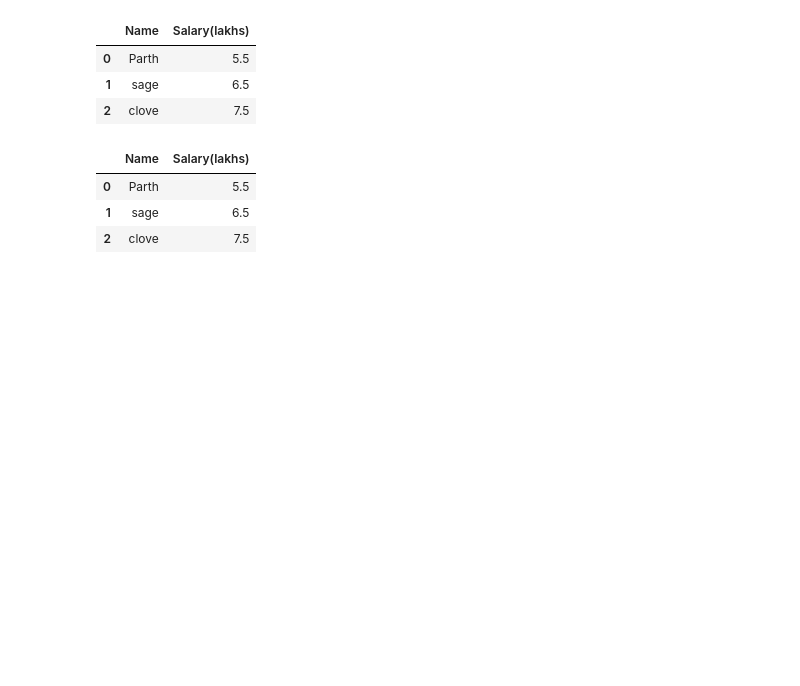
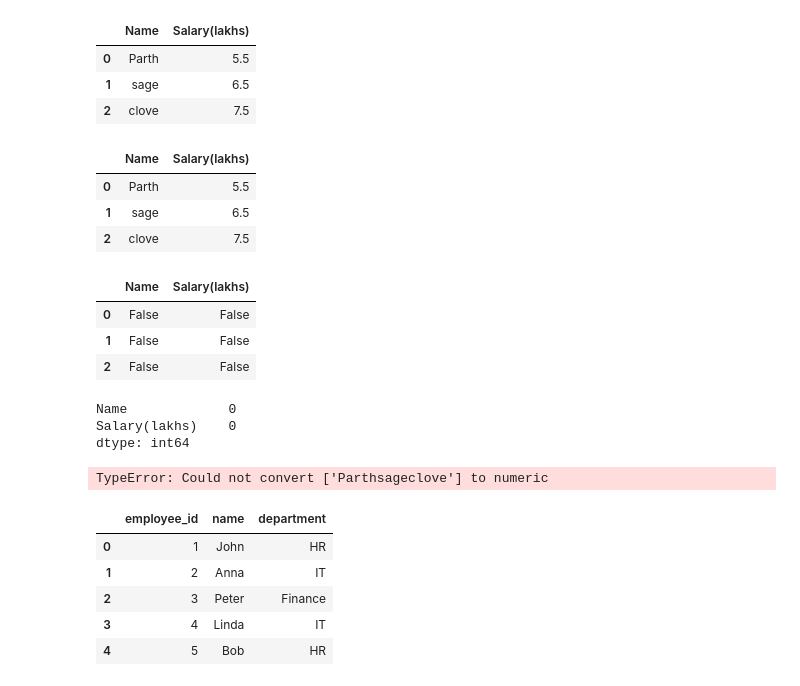
Before and after one commit to ParthShah007/PYTHONgg, a Jupyter notebook: pandas.ipynb, the cells around one changed output. Drawn from its saved outputs; the diff is of its cells as text; code cells hidden in the pictures; blank space fills up the shorter version.

```diff
--- a/pandas.ipynb
+++ b/pandas.ipynb
@@ -67,3 +67,34 @@ df.dropna(thresh = 1)
 | 0 | Parth | 5.5 |
 | 1 | sage | 6.5 |
 | 2 | clove | 7.5 |
+# %%
+df.isna()
+# %% [output]
+|  | Name | Salary(lakhs) |
+| 0 | False | False |
+| 1 | False | False |
+| 2 | False | False |
+# %%
+df.isna().sum() # Count of null values in each column
+# %% [output]
+Name             0
+Salary(lakhs)    0
+dtype: int64
+# %%
+df.fillna(df.mean()) # Fill null values with 0
+# %% [output]
+TypeError: Could not convert ['Parthsageclove'] to numeric
+# %%
+employees = pd.DataFrame({
+    'employee_id': [1, 2, 3, 4, 5],
+    'name': ['John', 'Anna', 'Peter', 'Linda', 'Bob'],
+    'department': ['HR', 'IT', 'Finance', 'IT', 'HR']
+})
+employees
+# %% [output]
+|  | employee_id | name | department |
+| 0 | 1 | John | HR |
+| 1 | 2 | Anna | IT |
+| 2 | 3 | Peter | Finance |
+| 3 | 4 | Linda | IT |
+| 4 | 5 | Bob | HR |
```
Also changed, not shown: parts of 11 cells of this notebook, 1 other file.
